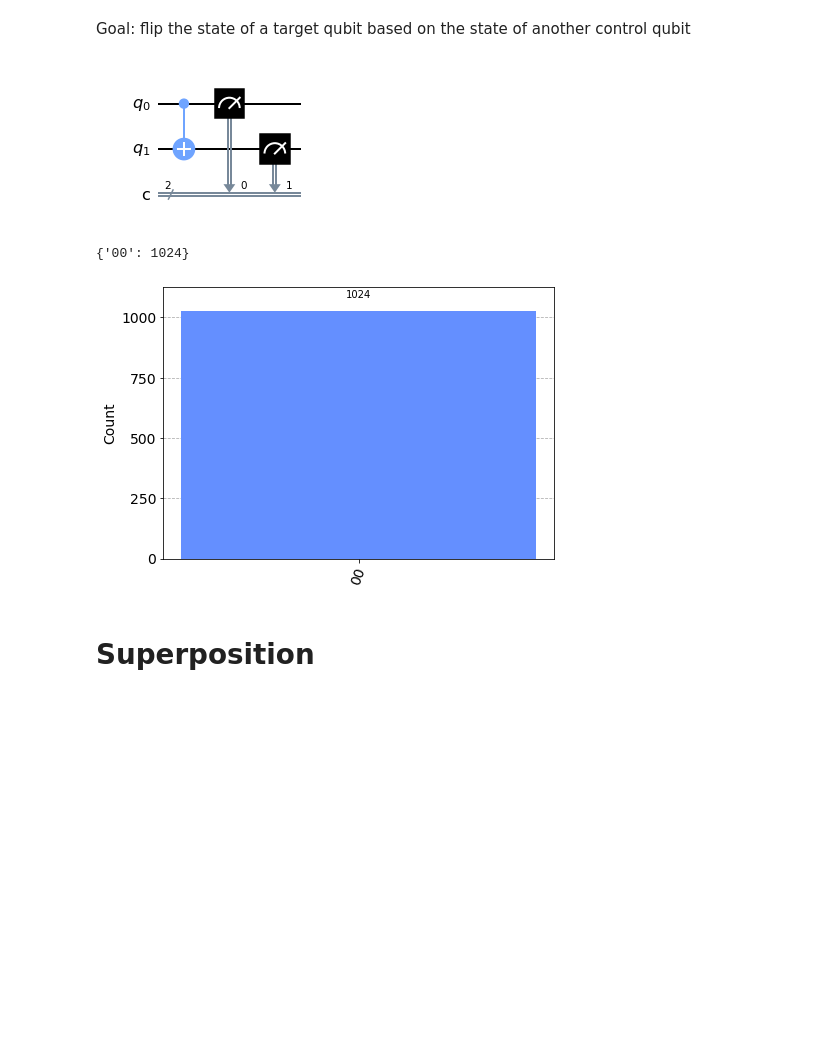
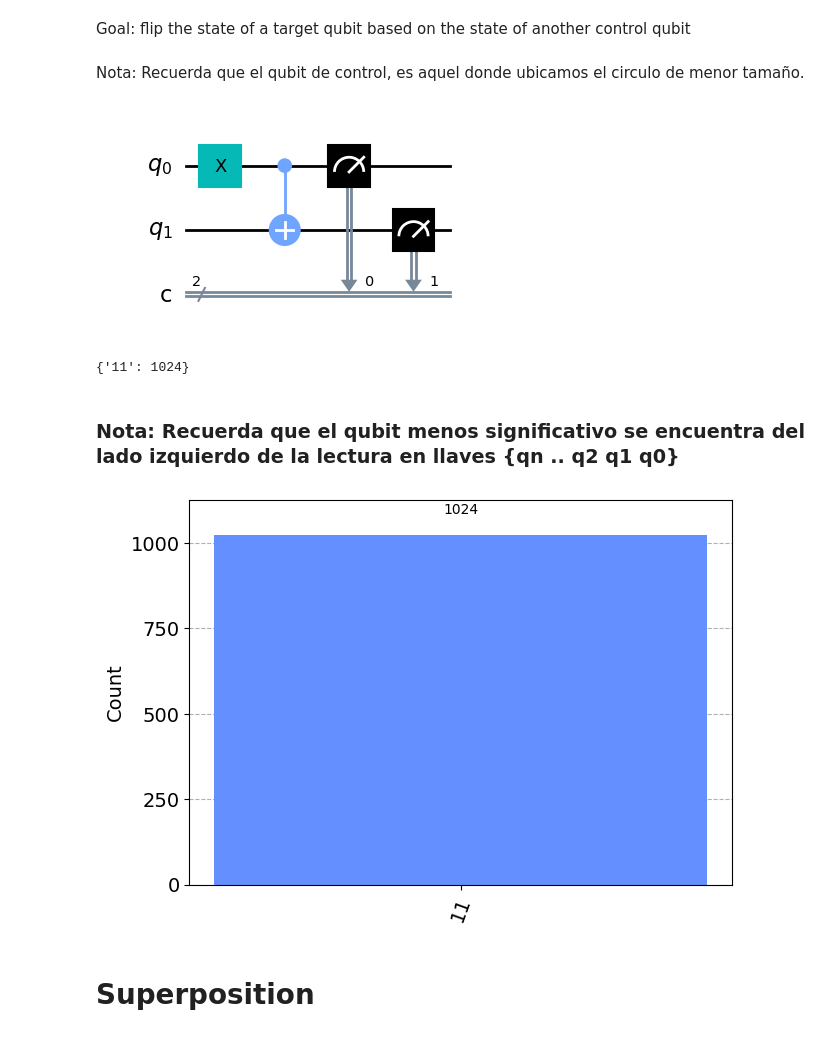
Before and after one commit to joseluisrg/qiskit-workshops-mx, a Jupyter notebook: notebooks/qiskit-workshop-intro-quantum-lab.ipynb, the cells around one changed output. Saved outputs shown, nothing was run; the diff lists cells and outputs as text; code cells hidden in the pictures; blank space fills up the shorter version.

```diff
--- a/notebooks/qiskit-workshop-intro-quantum-lab.ipynb
+++ b/notebooks/qiskit-workshop-intro-quantum-lab.ipynb
@@ -79,35 +60,39 @@ plot_histogram(counts)
 # CNOT circuit
 # %% [markdown]
 Goal: flip the state of a target qubit based on the state of another control qubit
+# %% [markdown]
+Nota: Recuerda que el qubit de control, es aquel donde ubicamos el circulo de menor tamaño.
 # %%
 # Create CNOT circuit
 cnot_circ = QuantumCircuit(2,2)
 
 # Comment out the next line to see what happens when the input is left as |0>
-#cnot_circ.x(0)
+cnot_circ.x(0)
 
 # Comment out the next line to see what happens when the target is left as |0>
 #cnot_circ.x(1)
 
 # Apply CNOT, then measure
 cnot_circ.cx(0,1)
 cnot_circ.measure([0,1],[0,1])
 
 cnot_circ.draw()
 # %% [output]
-[figure, old version]
+[figure, new version]
 # %%
 # Run CNOT circuit
 job = sim_backend.run(cnot_circ)
 counts = job.result().get_counts()
 counts
 # %% [output]
-{'00': 1024}
+{'11': 1024}
+# %% [markdown]
+### Nota: Recuerda que el qubit menos significativo se encuentra del lado izquierdo de la lectura en llaves {qn .. q2 q1 q0}
 # %%
 # Plot histogram of results
 plot_histogram(counts)
 # %% [output]
-[figure, old version]
+[figure, new version]
 # %% [markdown]
 # Superposition
 # %% [markdown]
```
Also changed, not shown: parts of 55 cells of this notebook, 1 other file.
